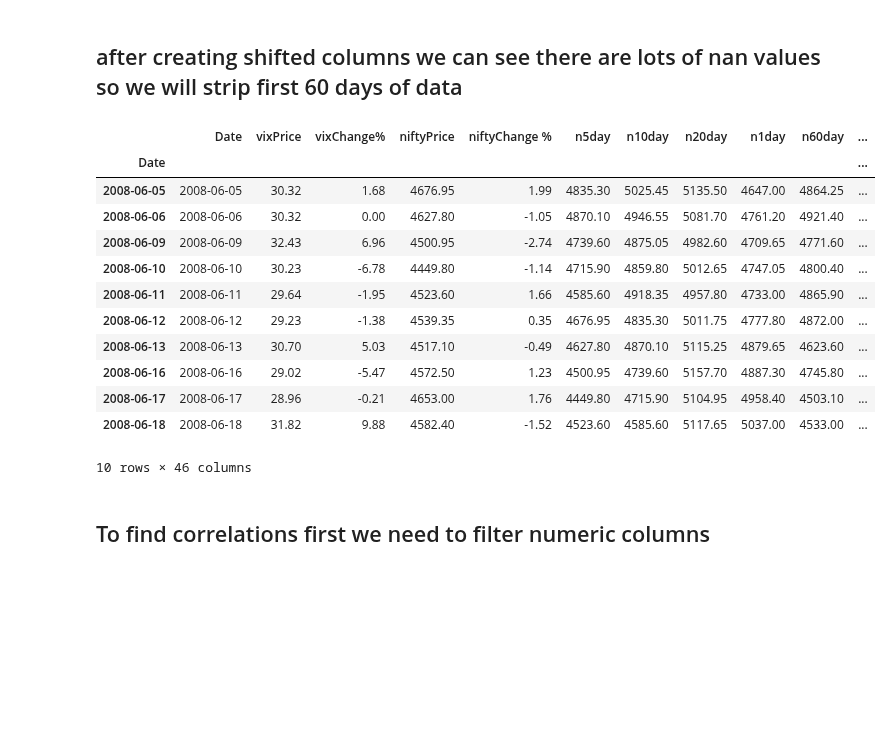
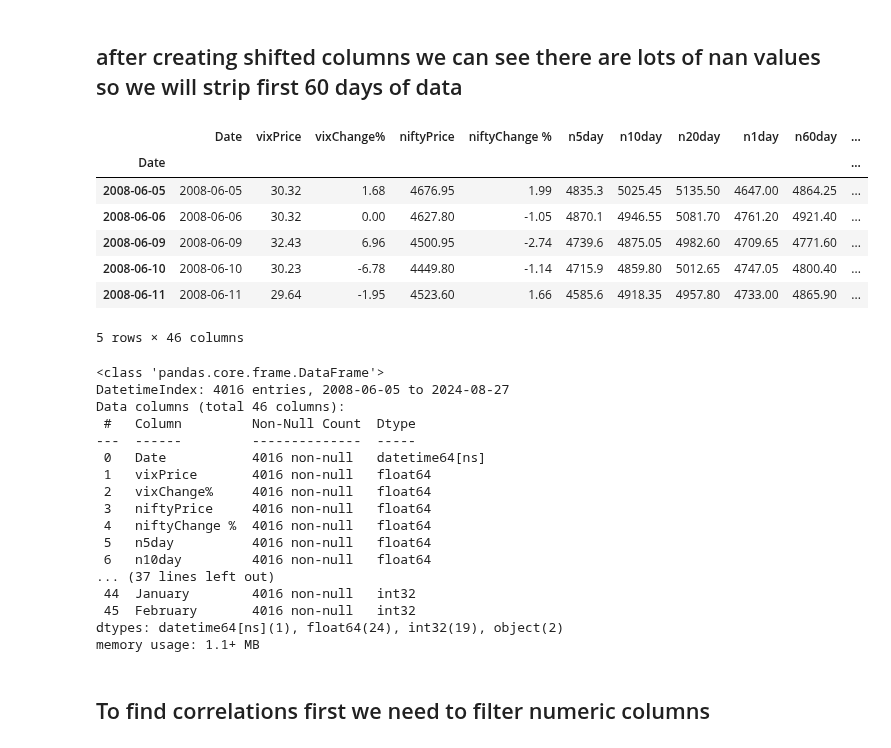
Before and after one commit to albertodavincishekhawat/IndiaVIXanalysis, a Jupyter notebook: AnalysingIndiaVIXdata.ipynb, the cells around one changed output. Cells and saved outputs as stored; diff of their text form; code cells hidden in the pictures; blank space fills up the shorter version.

```diff
--- a/AnalysingIndiaVIXdata.ipynb
+++ b/AnalysingIndiaVIXdata.ipynb
@@ -546,21 +543,36 @@ for month in months_of_year:
 ## after creating shifted columns we can see there are lots of nan values so we will strip first 60 days of data
 # %%
 niftyvix= niftyvix[60:]
-niftyvix.head(10)
+niftyvix.head(5)
 # %% [output]
 |  | Date | vixPrice | vixChange% | niftyPrice | niftyChange % | n5day | n10day | n20day | n1day | n60day | ... |
 | Date |  |  |  |  |  |  |  |  |  |  | ... |
-| 2008-06-05 | 2008-06-05 | 30.32 | 1.68 | 4676.95 | 1.99 | 4835.30 | 5025.45 | 5135.50 | 4647.00 | 4864.25 | ... |
-| 2008-06-06 | 2008-06-06 | 30.32 | 0.00 | 4627.80 | -1.05 | 4870.10 | 4946.55 | 5081.70 | 4761.20 | 4921.40 | ... |
-| 2008-06-09 | 2008-06-09 | 32.43 | 6.96 | 4500.95 | -2.74 | 4739.60 | 4875.05 | 4982.60 | 4709.65 | 4771.60 | ... |
-| 2008-06-10 | 2008-06-10 | 30.23 | -6.78 | 4449.80 | -1.14 | 4715.90 | 4859.80 | 5012.65 | 4747.05 | 4800.40 | ... |
-| 2008-06-11 | 2008-06-11 | 29.64 | -1.95 | 4523.60 | 1.66 | 4585.60 | 4918.35 | 4957.80 | 4733.00 | 4865.90 | ... |
-| 2008-06-12 | 2008-06-12 | 29.23 | -1.38 | 4539.35 | 0.35 | 4676.95 | 4835.30 | 5011.75 | 4777.80 | 4872.00 | ... |
-| 2008-06-13 | 2008-06-13 | 30.70 | 5.03 | 4517.10 | -0.49 | 4627.80 | 4870.10 | 5115.25 | 4879.65 | 4623.60 | ... |
-| 2008-06-16 | 2008-06-16 | 29.02 | -5.47 | 4572.50 | 1.23 | 4500.95 | 4739.60 | 5157.70 | 4887.30 | 4745.80 | ... |
-| 2008-06-17 | 2008-06-17 | 28.96 | -0.21 | 4653.00 | 1.76 | 4449.80 | 4715.90 | 5104.95 | 4958.40 | 4503.10 | ... |
-| 2008-06-18 | 2008-06-18 | 31.82 | 9.88 | 4582.40 | -1.52 | 4523.60 | 4585.60 | 5117.65 | 5037.00 | 4533.00 | ... |
+| 2008-06-05 | 2008-06-05 | 30.32 | 1.68 | 4676.95 | 1.99 | 4835.3 | 5025.45 | 5135.50 | 4647.00 | 4864.25 | ... |
+| 2008-06-06 | 2008-06-06 | 30.32 | 0.00 | 4627.80 | -1.05 | 4870.1 | 4946.55 | 5081.70 | 4761.20 | 4921.40 | ... |
+| 2008-06-09 | 2008-06-09 | 32.43 | 6.96 | 4500.95 | -2.74 | 4739.6 | 4875.05 | 4982.60 | 4709.65 | 4771.60 | ... |
+| 2008-06-10 | 2008-06-10 | 30.23 | -6.78 | 4449.80 | -1.14 | 4715.9 | 4859.80 | 5012.65 | 4747.05 | 4800.40 | ... |
+| 2008-06-11 | 2008-06-11 | 29.64 | -1.95 | 4523.60 | 1.66 | 4585.6 | 4918.35 | 4957.80 | 4733.00 | 4865.90 | ... |
-10 rows × 46 columns
+5 rows × 46 columns
+# %%
+niftyvix.info()
+# %% [output]
+<class 'pandas.core.frame.DataFrame'>
+DatetimeIndex: 4016 entries, 2008-06-05 to 2024-08-27
+Data columns (total 46 columns):
+ #   Column         Non-Null Count  Dtype
+---  ------         --------------  -----
+ 0   Date           4016 non-null   datetime64[ns]
+ 1   vixPrice       4016 non-null   float64
+ 2   vixChange%     4016 non-null   float64
+ 3   niftyPrice     4016 non-null   float64
+ 4   niftyChange %  4016 non-null   float64
+ 5   n5day          4016 non-null   float64
+ 6   n10day         4016 non-null   float64
+... (37 lines left out)
+ 44  January        4016 non-null   int32
+ 45  February       4016 non-null   int32
+dtypes: datetime64[ns](1), float64(24), int32(19), object(2)
+memory usage: 1.1+ MB
 # %% [markdown]
 ## To find correlations first we need to filter numeric columns
 # %%
```
Also changed, not shown: parts of 51 cells of this notebook.
